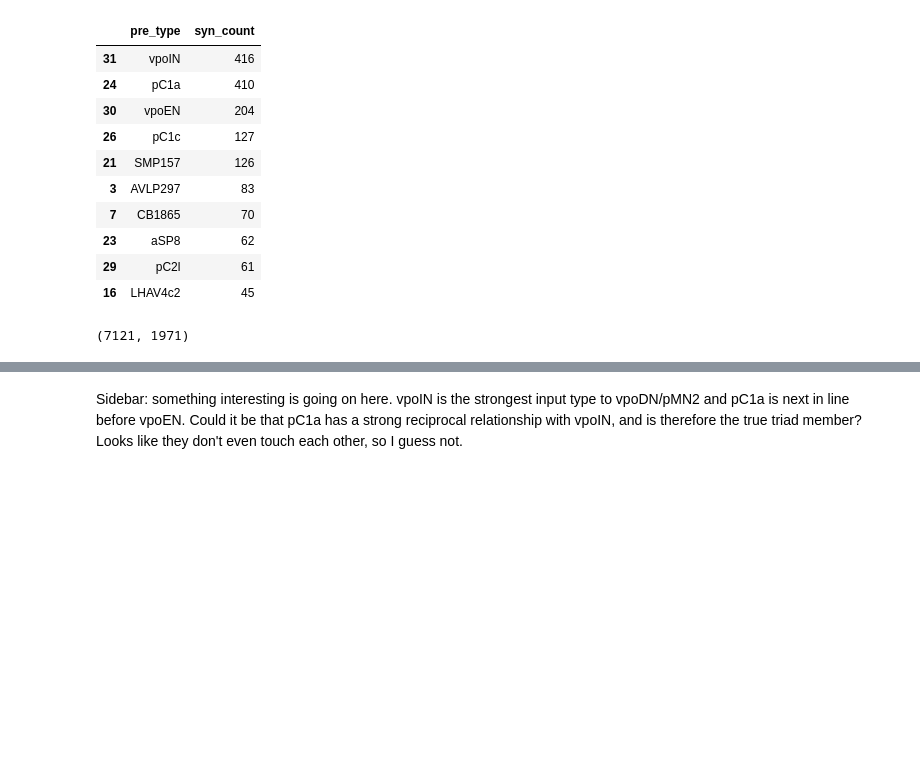
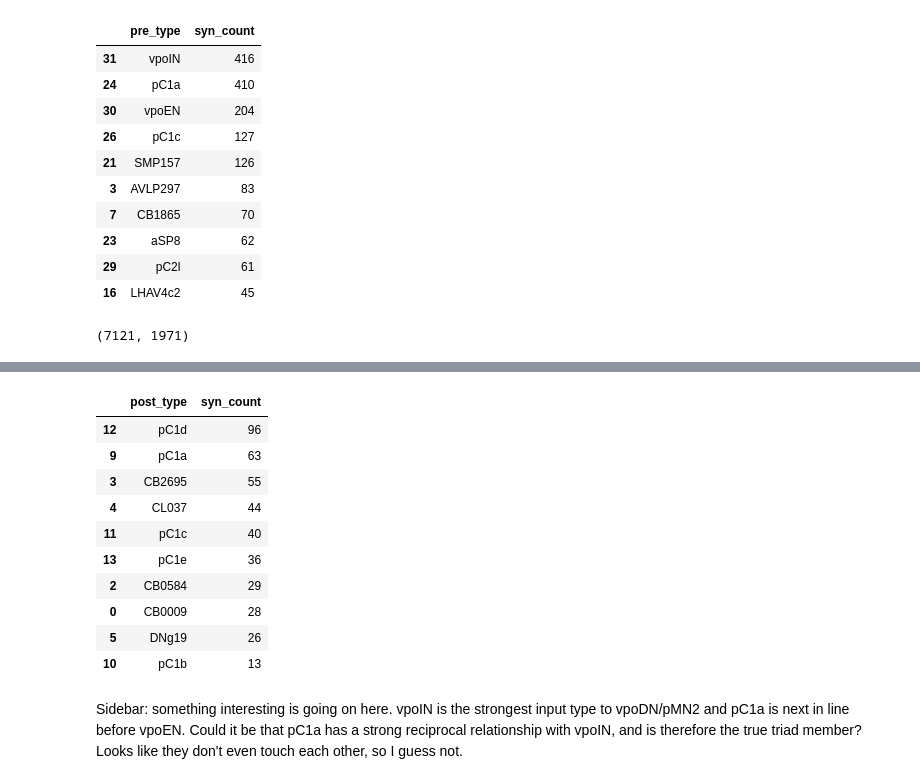
Before and after one commit to Gutierrez-lab/auditory-analysis, a Jupyter notebook: preliminary_analyses.ipynb, the cells around one changed output, grey strips where cells are left out. Drawn from its saved outputs; the diff is of its cells as text; code cells hidden in the pictures; blank space fills up the shorter version.

```diff
--- a/preliminary_analyses.ipynb
+++ b/preliminary_analyses.ipynb
@@ -1058,0 +1091,4 @@ pMN1_input_types['syn_count'].sum(), pMN2_input_types['syn_count'].sum()
+# %%
+# outputs from pMN2
+pMN2_output_conns = simple_connections[simple_connections['pre_root_id'].isin(sexy_types[sexy_types['cell_type']=='pMN2']['root_id'].tolist())]
+pMN2_outputs = pMN2_output_conns['post_root_id'].tolist()
@@ -1059,3 +1112,20 @@ pMN1_input_types['syn_count'].sum(), pMN2_input_types['syn_count'].sum()
+# %%
+# top outputs from pMN2 by consolidated type
+_pMN2_output_types = pMN2_output_conns[['post_root_id','syn_count']].merge(complete_types[['root_id', 'consolidated_type']], left_on='post_root_id', right_on='root_id').drop(columns=['root_id']).rename(columns={'consolidated_type': 'post_type'})
+pMN2_output_types = _pMN2_output_types[['post_type','syn_count']].groupby('post_type').sum().reset_index().sort_values('syn_count', ascending=False)
+pMN2_output_types.head(10)
+# %% [output]
+|  | post_type | syn_count |
+| 12 | pC1d | 96 |
+| 9 | pC1a | 63 |
+| 3 | CB2695 | 55 |
+| 4 | CL037 | 44 |
+| 11 | pC1c | 40 |
+| 13 | pC1e | 36 |
+| 2 | CB0584 | 29 |
+| 0 | CB0009 | 28 |
+| 5 | DNg19 | 26 |
+| 10 | pC1b | 13 |
 # %% [markdown]
 Sidebar: something interesting is going on here. vpoIN is the strongest input type to vpoDN/pMN2 and pC1a is next in line before vpoEN. Could it be that pC1a has a strong reciprocal relationship with vpoIN, and is therefore the true triad member? Looks like they don't even touch each other, so I guess not.
 # %%
```
Also changed, not shown: parts of 7 cells of this notebook.
